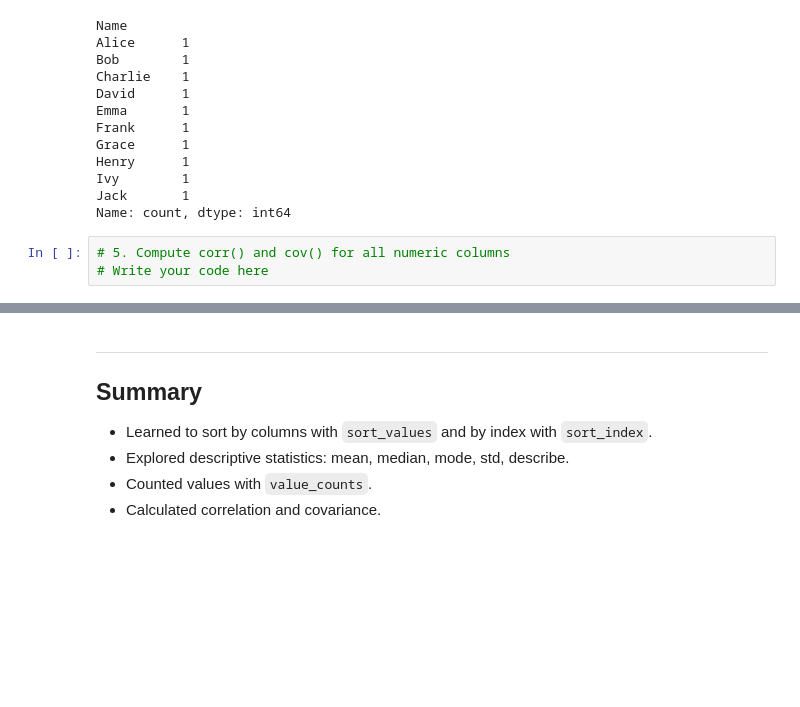
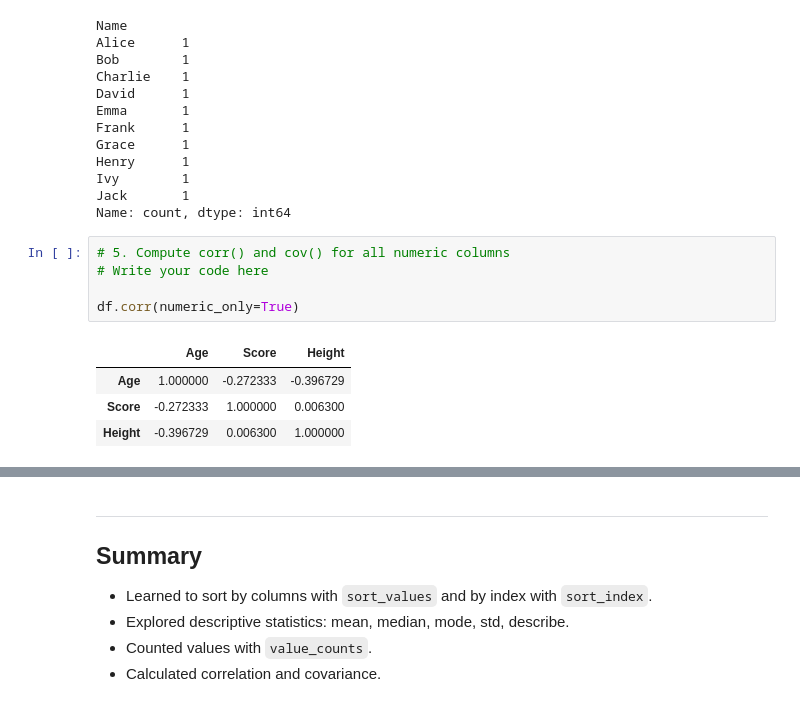
Before and after one commit to DhruvPanchal0312/Data-Science-and-Analysis-With-GenAI, a Jupyter notebook: PANDAS/SHERIYANS Pandas/Pandas_Class5.ipynb, the cells around one changed output, grey strips where cells are left out. Saved outputs shown, nothing was run; the diff lists cells and outputs as text; blank space fills up the shorter version.

Commit message:
applied the corr and con on the sam[le data

```diff
--- a/PANDAS/SHERIYANS Pandas/Pandas_Class5.ipynb
+++ b/PANDAS/SHERIYANS Pandas/Pandas_Class5.ipynb
@@ -284,6 +284,13 @@ Henry      1
 Ivy        1
 Jack       1
 Name: count, dtype: int64
-# %%
-# 5. Compute corr() and cov() for all numeric columns
-# Write your code here
+# %%
+# 5. Compute corr() and cov() for all numeric columns
+# Write your code here
+
+df.corr(numeric_only=True)
+# %% [output]
+|  | Age | Score | Height |
+| Age | 1.000000 | -0.272333 | -0.396729 |
+| Score | -0.272333 | 1.000000 | 0.006300 |
+| Height | -0.396729 | 0.006300 | 1.000000 |
```
Also changed, not shown: parts of 1 cell of this notebook.
